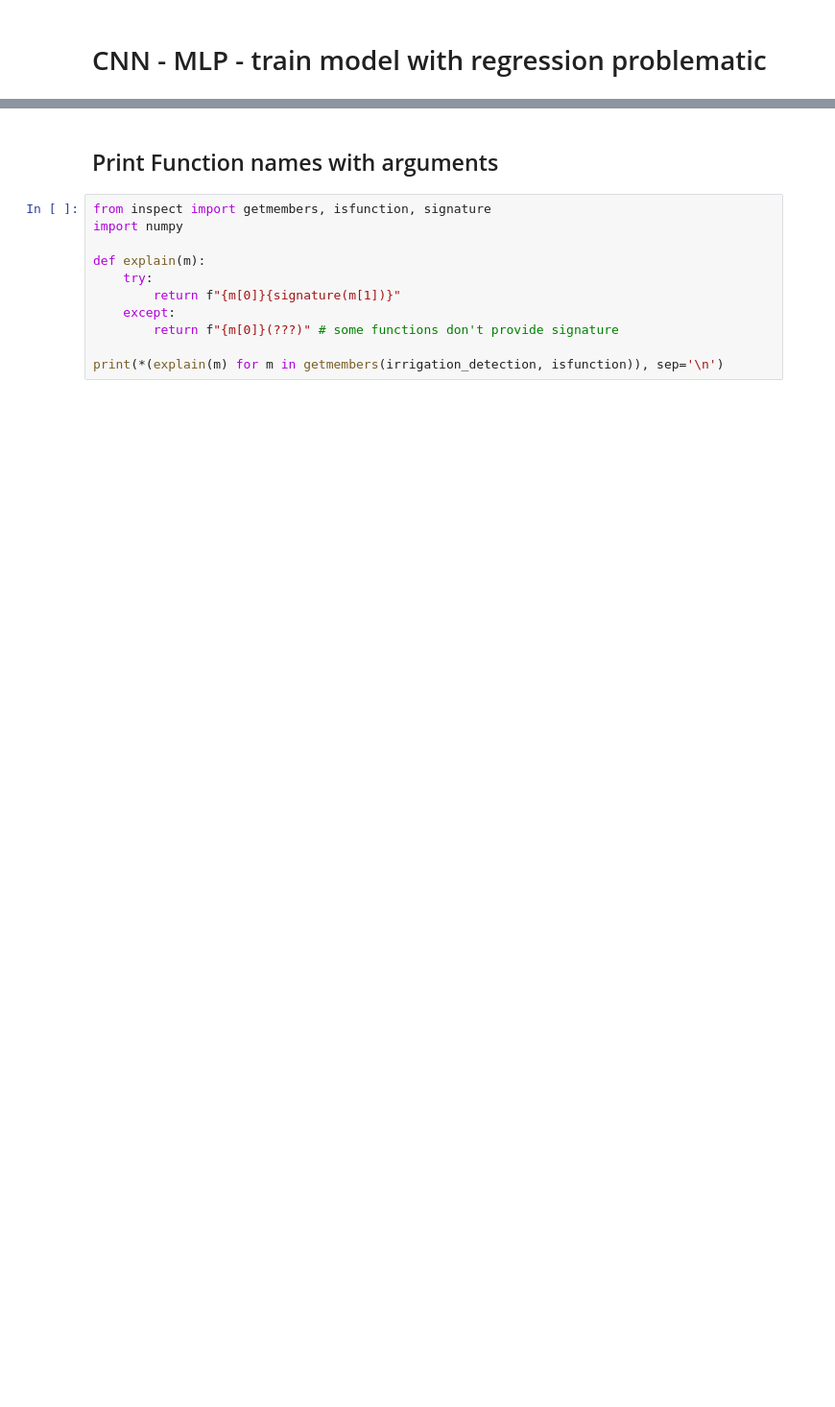
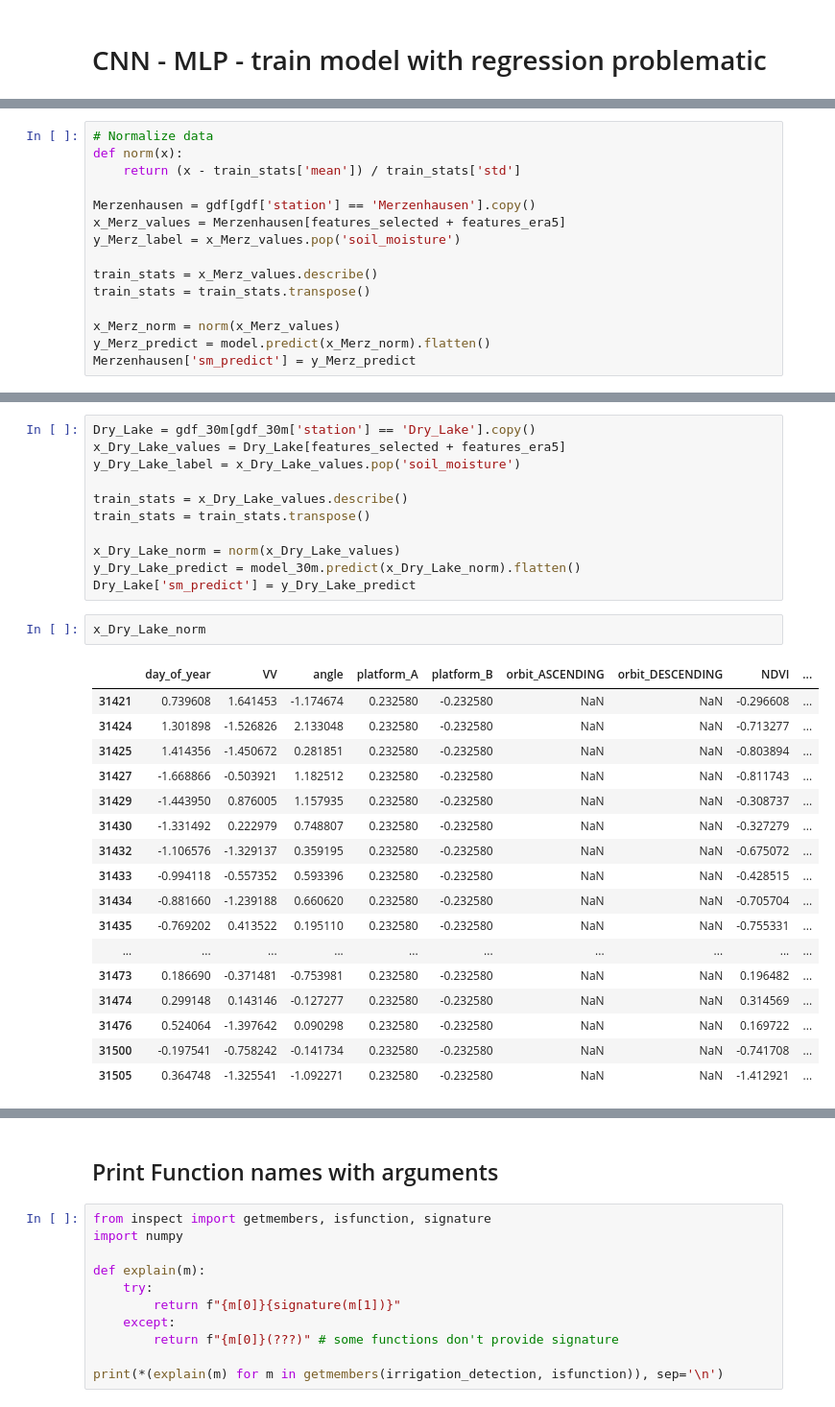
Before and after one commit to till90/irrigation_detection, a Jupyter notebook: jupyter_notebooks/CNN_MLP_Regression_soil_moisture.ipynb, the cells around one changed output, grey strips where cells are left out. Shown at 96% size. Cells and saved outputs as stored; diff of their text form; blank space fills up the shorter version.

```diff
--- a/jupyter_notebooks/CNN_MLP_Regression_soil_moisture.ipynb
+++ b/jupyter_notebooks/CNN_MLP_Regression_soil_moisture.ipynb
@@ -275,0 +329,15 @@ Text(0, 0.5, 'Count')
+# %%
+# Normalize data
+def norm(x):
+    return (x - train_stats['mean']) / train_stats['std']
+
+Merzenhausen = gdf[gdf['station'] == 'Merzenhausen'].copy()
+x_Merz_values = Merzenhausen[features_selected + features_era5]
+y_Merz_label = x_Merz_values.pop('soil_moisture')
+
+train_stats = x_Merz_values.describe()
+train_stats = train_stats.transpose()
+
+x_Merz_norm = norm(x_Merz_values)
+y_Merz_predict = model.predict(x_Merz_norm).flatten()
+Merzenhausen['sm_predict'] = y_Merz_predict
@@ -275,0 +373,31 @@ Text(0, 0.5, 'Count')
+# %%
+Dry_Lake = gdf_30m[gdf_30m['station'] == 'Dry_Lake'].copy()
+x_Dry_Lake_values = Dry_Lake[features_selected + features_era5]
+y_Dry_Lake_label = x_Dry_Lake_values.pop('soil_moisture')
+
+train_stats = x_Dry_Lake_values.describe()
+train_stats = train_stats.transpose()
+
+x_Dry_Lake_norm = norm(x_Dry_Lake_values)
+y_Dry_Lake_predict = model_30m.predict(x_Dry_Lake_norm).flatten()
+Dry_Lake['sm_predict'] = y_Dry_Lake_predict
+# %%
+x_Dry_Lake_norm
+# %% [output]
+|  | day_of_year | VV | angle | platform_A | platform_B | orbit_ASCENDING | orbit_DESCENDING | NDVI | ... |
+| 31421 | 0.739608 | 1.641453 | -1.174674 | 0.232580 | -0.232580 | NaN | NaN | -0.296608 | ... |
+| 31424 | 1.301898 | -1.526826 | 2.133048 | 0.232580 | -0.232580 | NaN | NaN | -0.713277 | ... |
+| 31425 | 1.414356 | -1.450672 | 0.281851 | 0.232580 | -0.232580 | NaN | NaN | -0.803894 | ... |
+| 31427 | -1.668866 | -0.503921 | 1.182512 | 0.232580 | -0.232580 | NaN | NaN | -0.811743 | ... |
+| 31429 | -1.443950 | 0.876005 | 1.157935 | 0.232580 | -0.232580 | NaN | NaN | -0.308737 | ... |
+| 31430 | -1.331492 | 0.222979 | 0.748807 | 0.232580 | -0.232580 | NaN | NaN | -0.327279 | ... |
+| 31432 | -1.106576 | -1.329137 | 0.359195 | 0.232580 | -0.232580 | NaN | NaN | -0.675072 | ... |
+| 31433 | -0.994118 | -0.557352 | 0.593396 | 0.232580 | -0.232580 | NaN | NaN | -0.428515 | ... |
+| 31434 | -0.881660 | -1.239188 | 0.660620 | 0.232580 | -0.232580 | NaN | NaN | -0.705704 | ... |
+| 31435 | -0.769202 | 0.413522 | 0.195110 | 0.232580 | -0.232580 | NaN | NaN | -0.755331 | ... |
+| ... | ... | ... | ... | ... | ... | ... | ... | ... | ... |
+| 31473 | 0.186690 | -0.371481 | -0.753981 | 0.232580 | -0.232580 | NaN | NaN | 0.196482 | ... |
+| 31474 | 0.299148 | 0.143146 | -0.127277 | 0.232580 | -0.232580 | NaN | NaN | 0.314569 | ... |
+| 31476 | 0.524064 | -1.397642 | 0.090298 | 0.232580 | -0.232580 | NaN | NaN | 0.169722 | ... |
+| 31500 | -0.197541 | -0.758242 | -0.141734 | 0.232580 | -0.232580 | NaN | NaN | -0.741708 | ... |
+| 31505 | 0.364748 | -1.325541 | -1.092271 | 0.232580 | -0.232580 | NaN | NaN | -1.412921 | ... |
```
Also changed, not shown: parts of 11 cells of this notebook, 1 other file.
